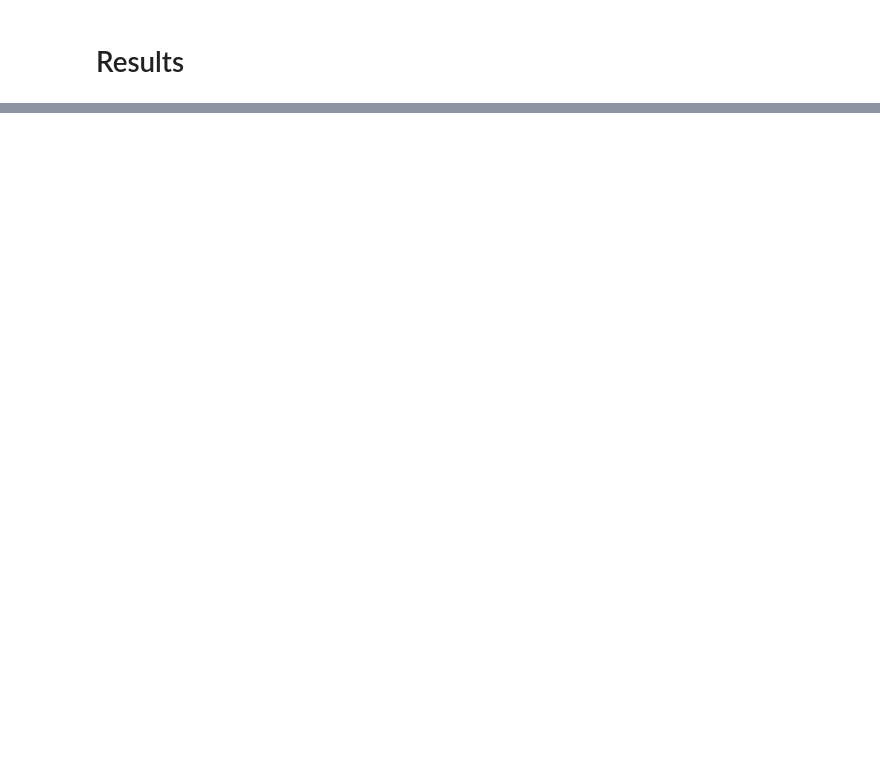
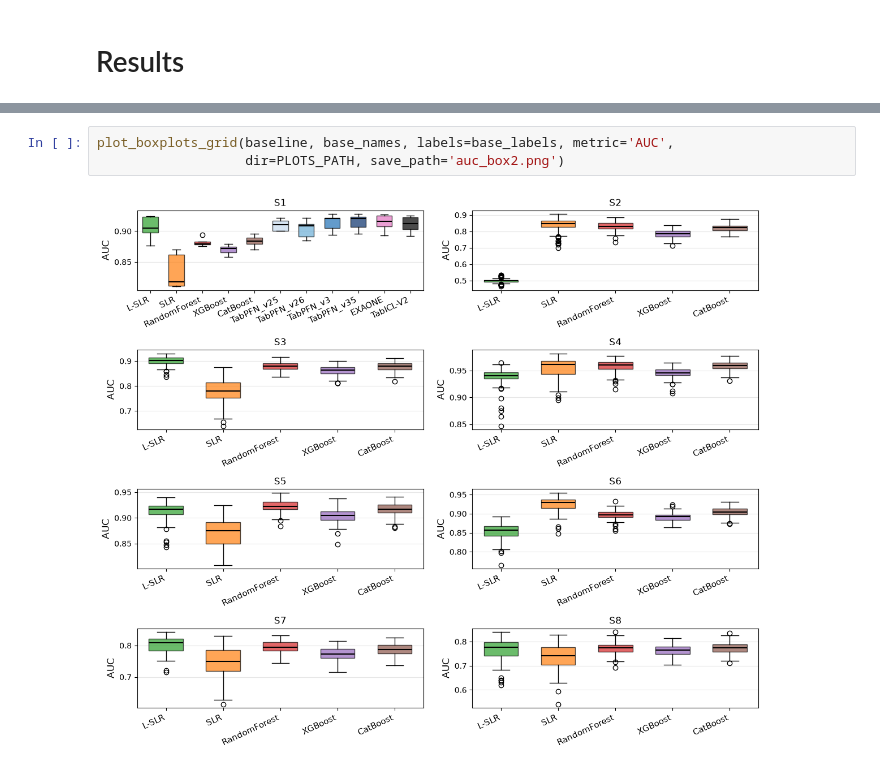
Before and after one commit to ghorbani-alireza/benchmark-tabpfn-medical, a Jupyter notebook: notebooks/run_analysis.ipynb, the cells around one changed output, grey strips where cells are left out. Drawn from its saved outputs; the diff is of its cells as text; blank space fills up the shorter version.

```diff
--- a/notebooks/run_analysis.ipynb
+++ b/notebooks/run_analysis.ipynb
@@ -566,0 +360,5 @@ save_real_data_outputs(errors=errors_df3,
+# %%
+plot_boxplots_grid(baseline, base_names, labels=base_labels, metric='AUC',
+                   dir=PLOTS_PATH, save_path='auc_box2.png')
+# %% [output]
+[figure, added]
```
Also changed, not shown: parts of 27 cells of this notebook, 11 other files.
